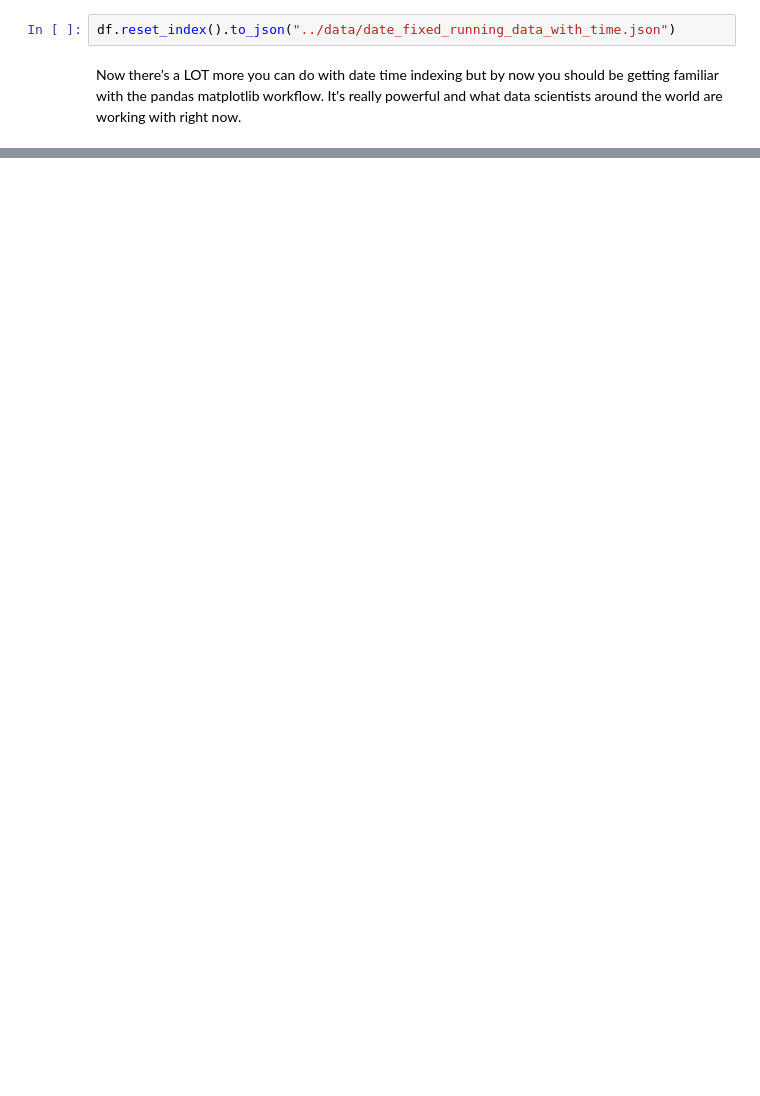
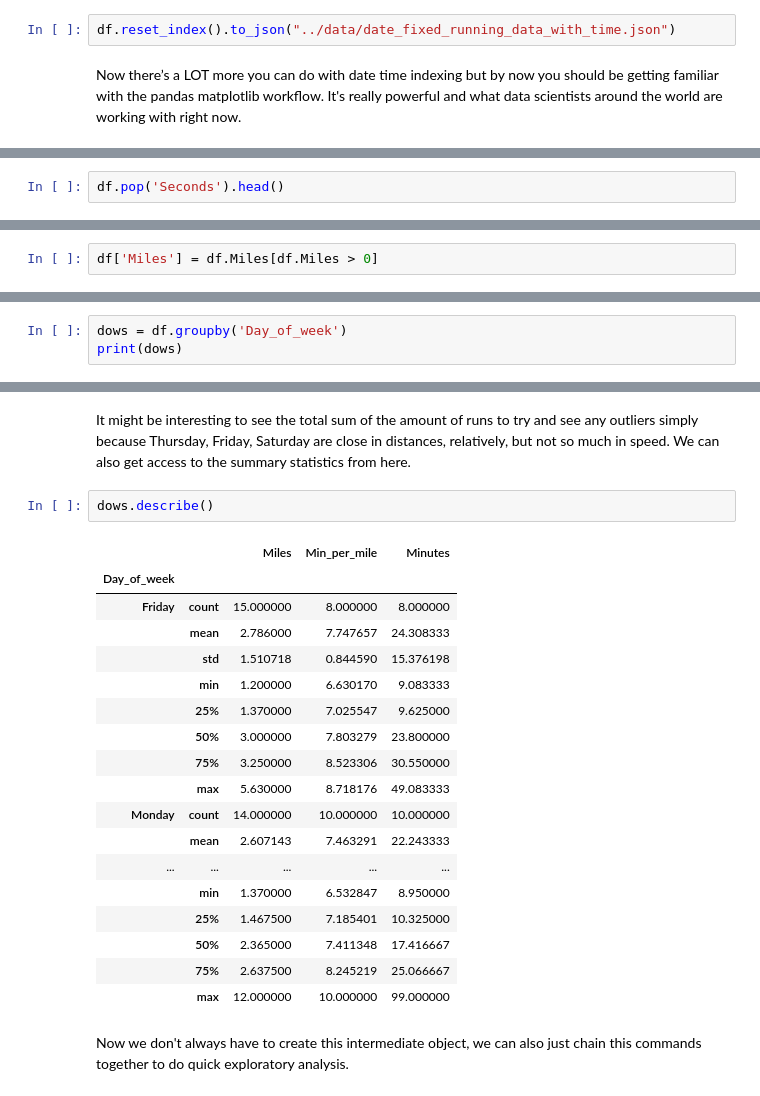
Before and after one commit to zengm71/Course-Overview, a Jupyter notebook: week_10/10.4 exploring data with pandas DataFrames.ipynb, the cells around one changed output, grey strips where cells are left out. Drawn from its saved outputs; the diff is of its cells as text; blank space fills up the shorter version.

```diff
--- a/week_10/10.4 exploring data with pandas DataFrames.ipynb
+++ b/week_10/10.4 exploring data with pandas DataFrames.ipynb
@@ -870,0 +1020,2 @@ Now there’s a LOT more you can do with date time indexing but by now you shoul
+# %%
+df.pop('Seconds').head()
@@ -870,0 +1081,2 @@ Now there’s a LOT more you can do with date time indexing but by now you shoul
+# %%
+df['Miles'] = df.Miles[df.Miles > 0]
@@ -870,0 +1085,3 @@ Now there’s a LOT more you can do with date time indexing but by now you shoul
+# %%
+dows = df.groupby('Day_of_week')
+print(dows)
@@ -870,0 +1146,25 @@ Now there’s a LOT more you can do with date time indexing but by now you shoul
+# %% [markdown]
+It might be interesting to see the total sum of the amount of runs to try and see any outliers simply because Thursday, Friday, Saturday are close in distances, relatively, but not so much in speed. We can also get access to the summary statistics from here.
+# %%
+dows.describe()
+# %% [output]
+|  |  | Miles | Min_per_mile | Minutes |
+| Day_of_week |  |  |  |  |
+| Friday | count | 15.000000 | 8.000000 | 8.000000 |
+|  | mean | 2.786000 | 7.747657 | 24.308333 |
+|  | std | 1.510718 | 0.844590 | 15.376198 |
+|  | min | 1.200000 | 6.630170 | 9.083333 |
+|  | 25% | 1.370000 | 7.025547 | 9.625000 |
+|  | 50% | 3.000000 | 7.803279 | 23.800000 |
+|  | 75% | 3.250000 | 8.523306 | 30.550000 |
+|  | max | 5.630000 | 8.718176 | 49.083333 |
+| Monday | count | 14.000000 | 10.000000 | 10.000000 |
+|  | mean | 2.607143 | 7.463291 | 22.243333 |
+| ... | ... | ... | ... | ... |
+|  | min | 1.370000 | 6.532847 | 8.950000 |
+|  | 25% | 1.467500 | 7.185401 | 10.325000 |
+|  | 50% | 2.365000 | 7.411348 | 17.416667 |
+|  | 75% | 2.637500 | 8.245219 | 25.066667 |
+|  | max | 12.000000 | 10.000000 | 99.000000 |
+# %% [markdown]
+Now we don't always have to create this intermediate object, we can also just chain this commands together to do quick exploratory analysis.
```
Also changed, not shown: parts of 66 cells of this notebook, 1 other file.
